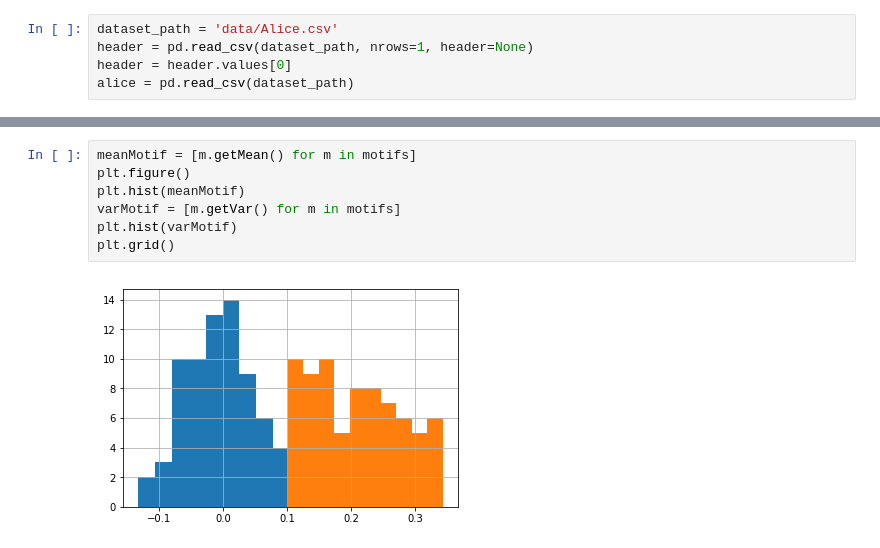
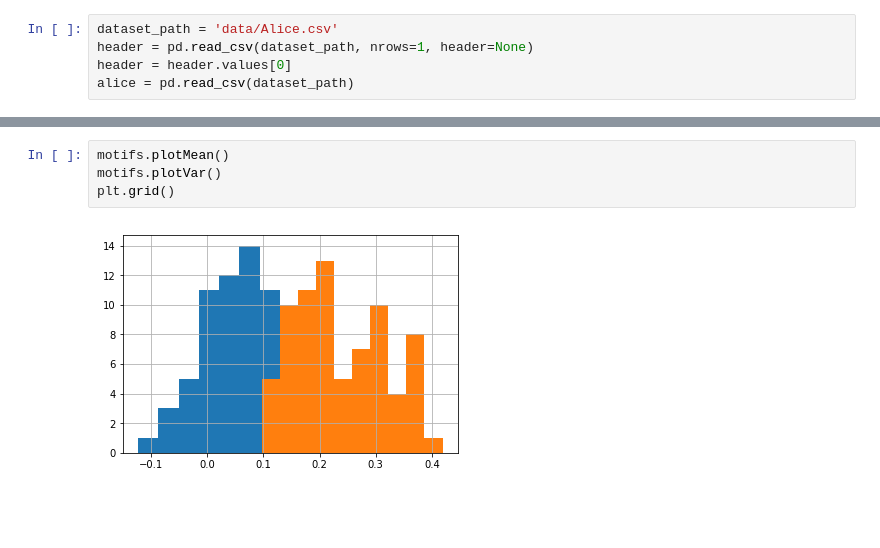
Before and after one commit to taoyilee/EMSA, a Jupyter notebook: EMSA_Axis0.ipynb, the cells around one changed output, grey strips where cells are left out. Saved outputs shown, nothing was run; the diff lists cells and outputs as text; blank space fills up the shorter version.

```diff
--- a/EMSA_Axis0.ipynb
+++ b/EMSA_Axis0.ipynb
@@ -27,14 +26,11 @@ plt.legend(['Raw', 'EMSA'])
 plt.show()
 # %% [output]
 [figure]
-# %%
-meanMotif = [m.getMean() for m in motifs]
-plt.figure()
-plt.hist(meanMotif)
-varMotif = [m.getVar() for m in motifs]
-plt.hist(varMotif)
-plt.grid()
-# %% [output]
-[figure, removed]
+# %%
+motifs.plotMean()
+motifs.plotVar()
+plt.grid()
+# %% [output]
+[figure, added]
 # %%
 plt.figure(figsize=(4*1.1, 3*1.1), dpi=160)
```
Also changed, not shown: parts of 2 cells of this notebook, 3 other files.
